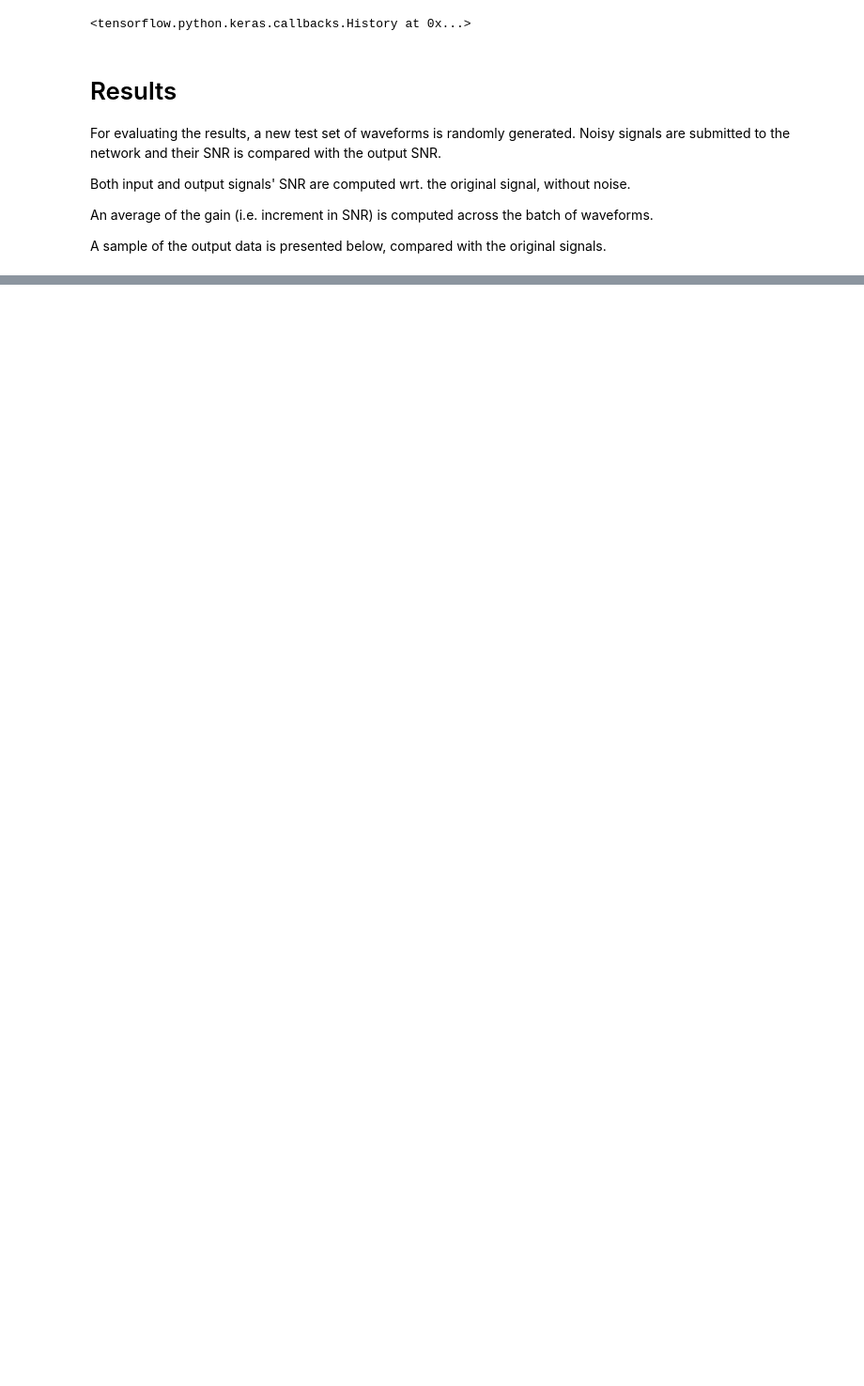
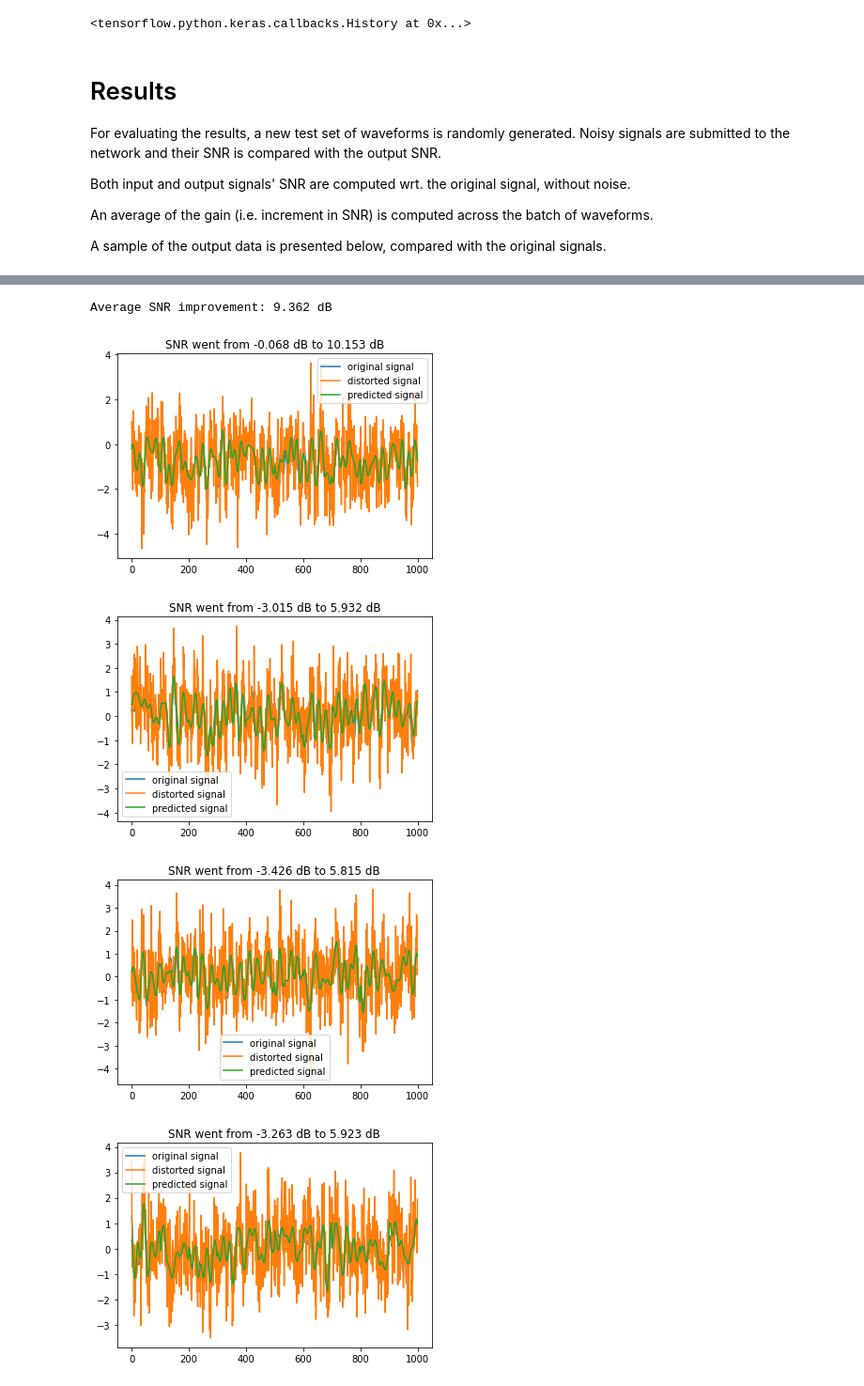
Before and after one commit to T0-B1/Autoencoders, a Jupyter notebook: Autoencoders.ipynb, the cells around one changed output, grey strips where cells are left out. Shown at 94% size. Drawn from its saved outputs; the diff is of its cells as text; code cells hidden in the pictures; blank space fills up the shorter version.

```diff
--- a/Autoencoders.ipynb
+++ b/Autoencoders.ipynb
@@ -192,0 +226,24 @@ Average SNR improvement: 17.026 dB
+# %%
+from sklearn.model_selection import train_test_split
+import h5py
+
+with h5py.File("DEEPSIG_2018_SNR30.hdf5", "r") as f:
+  data = f['dataset'][:]
+
+train_set ,test_set = train_test_split(data,test_size=0.3)
+
+def chunks(l, n):
+    for i in range(0, len(l), n):
+        yield l[i:i + n]
+
+def decompose(set):
+  signals = []
+  noisySignals = []
+  for x in set:
+    for chunk in list(chunks(x, 100))[:10]:
+      noisySignals.append(genNoise(chunk, NOISE_FACTOR))
+      signals.append(chunk)
+  return (np.array(signals), np.array(noisySignals))
+
+signals, noisySignals = decompose(train_set)
+model.fit(noisySignals,signals,callbacks=[monitor],verbose=1,epochs=50)
@@ -192,0 +269,19 @@ Average SNR improvement: 17.026 dB
+# %%
+signals, noisySignals = decompose(test_set)
+predictions = model2.predict(noisySignals)
+
+def recompose(signals):
+  return signals.reshape((signals.shape[0]//10, 1000))
+
+signals = recompose(signals)
+noisySignals = recompose(noisySignals)
+predictions = recompose(predictions)
+
+print("Average SNR improvement: %.3f dB" % computeImprovement(signals, noisySignals, predictions, signals.shape[0]))
+previewResults(signals, noisySignals, predictions, 5)
+# %% [output]
+Average SNR improvement: 9.362 dB
+[figure, added]
+[figure, added]
+[figure, added]
+[figure, added]
```
Also changed, not shown: parts of 7 cells of this notebook.
